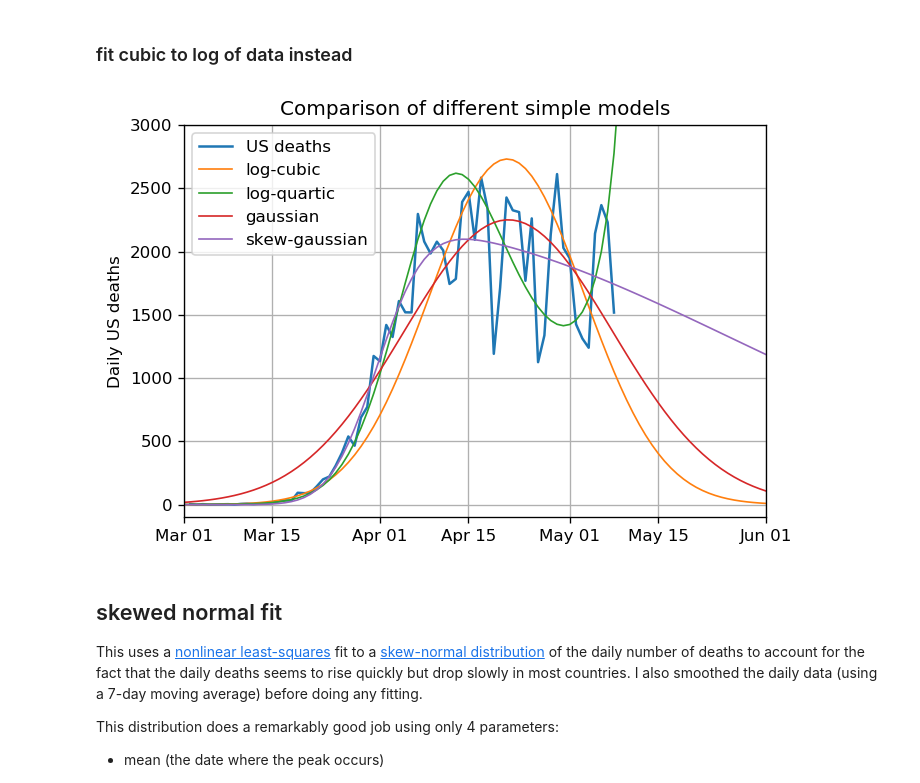
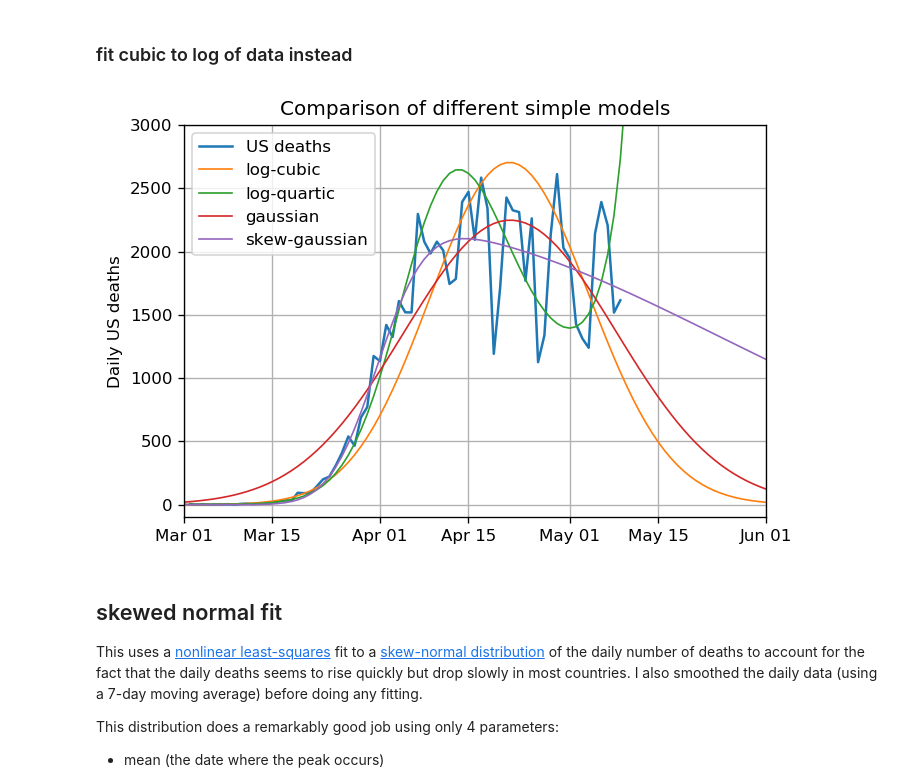
Before and after one commit to LaurentLessard/covid19, a Jupyter notebook: covid_forecast.ipynb, the cells around one changed output. Cells and saved outputs as stored; diff of their text form; code cells hidden in the pictures.

```diff
--- a/covid_forecast.ipynb
+++ b/covid_forecast.ipynb
@@ -184,7 +184,7 @@ plt.savefig("figures/cubic_fit_multi.png")
 ### fit cubic to log of data instead
 # %%
 # timeseries data to use (raw data of US daily deaths)
-y = df.US.diff().dropna()[39:]  # first timestamp where data is positive thereafter
+y = df.US.diff().dropna()[39:108]  # first timestamp where data is positive thereafter
 
 # set up the figure
 fig = plt.figure(figsize=(6,4))
@@ -201,34 +201,34 @@ pred_end   = datetime.date(2020, 6, 1)
 
 # plot forecasts
 p = fit( np.log(y), cubic, y.index[0], y.index[-1] )
 ypred = forecast( cubic, pred_start, pred_end, p )
 plt.plot( np.exp(ypred), linewidth=1, label="log-cubic" )
 
 # plot forecasts
 p = fit( np.log(y), quartic, y.index[0], y.index[-1] )
 ypred = forecast( quartic, pred_start, pred_end, p )
 plt.plot( np.exp(ypred), linewidth=1, label="log-quartic" )
 
 p = fit( y, gaussian, y.index[0], y.index[-1], p0=[1000,30,10] )
 ypred = forecast( gaussian, pred_start, pred_end, p )
 plt.plot( ypred, linewidth=1, label="gaussian")
 
 p = fit( y, skew_gaussian, y.index[0], y.index[-1], p0=[1000,30,10,0] )
 ypred = forecast( skew_gaussian, pred_start, pred_end, p )
 plt.plot( ypred, linewidth=1, label="skew-gaussian")
 
 # format plot
 ax.xaxis.set_major_formatter(DateFormatter(date_format))
 ax.autoscale(enable=True, axis='x', tight=True)
 plt.title("Comparison of different simple models")
 plt.ylabel("Daily US deaths")
 plt.ylim(ymin=-100,ymax=3000)
 plt.grid()
 plt.legend()
 plt.tight_layout()
 plt.savefig("figures/more_fits.png")
 # %% [output]
-[figure, old version]
+[figure, new version]
 # %% [markdown]
 ## skewed normal fit
 
```
Also changed, not shown: parts of 3 cells of this notebook, 16 other files.
